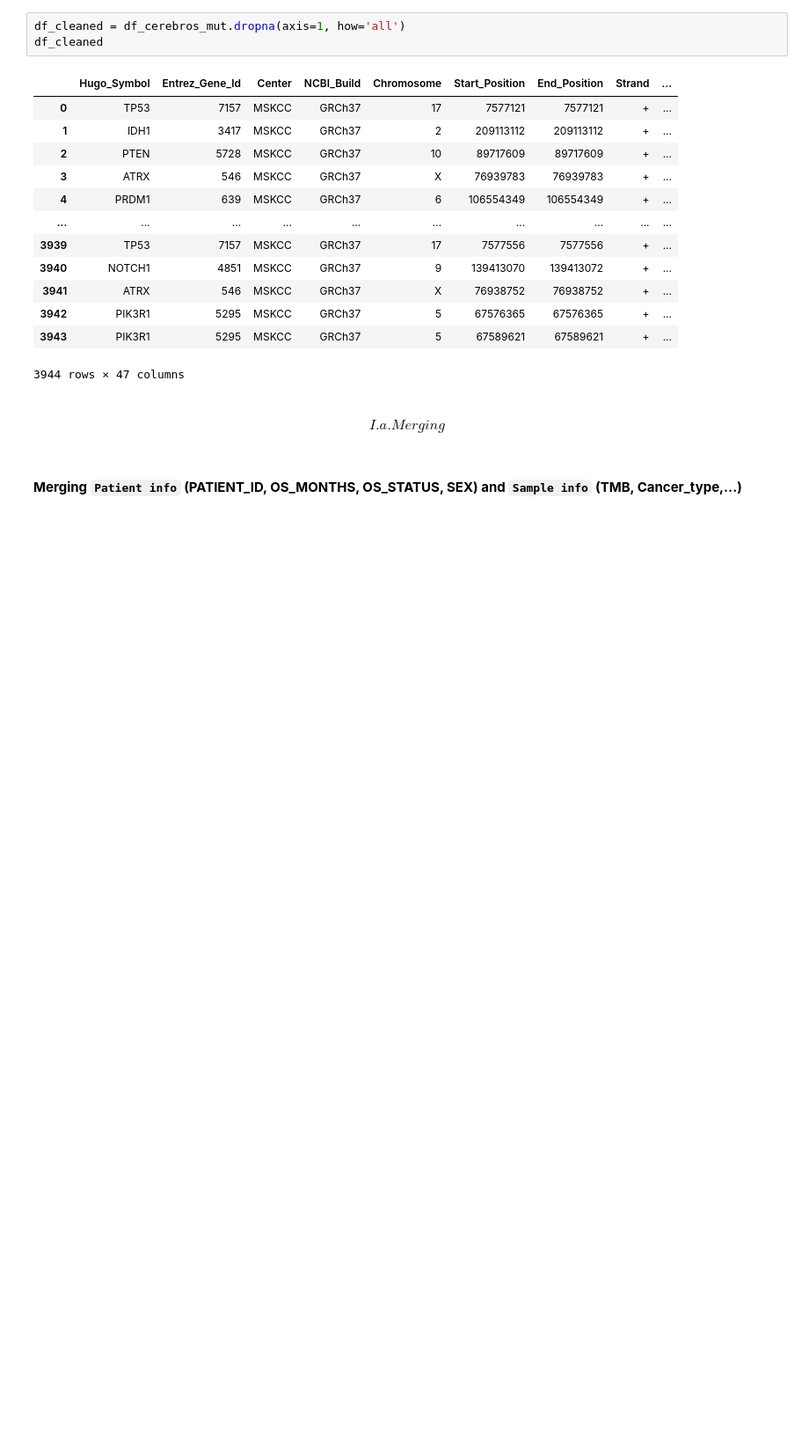
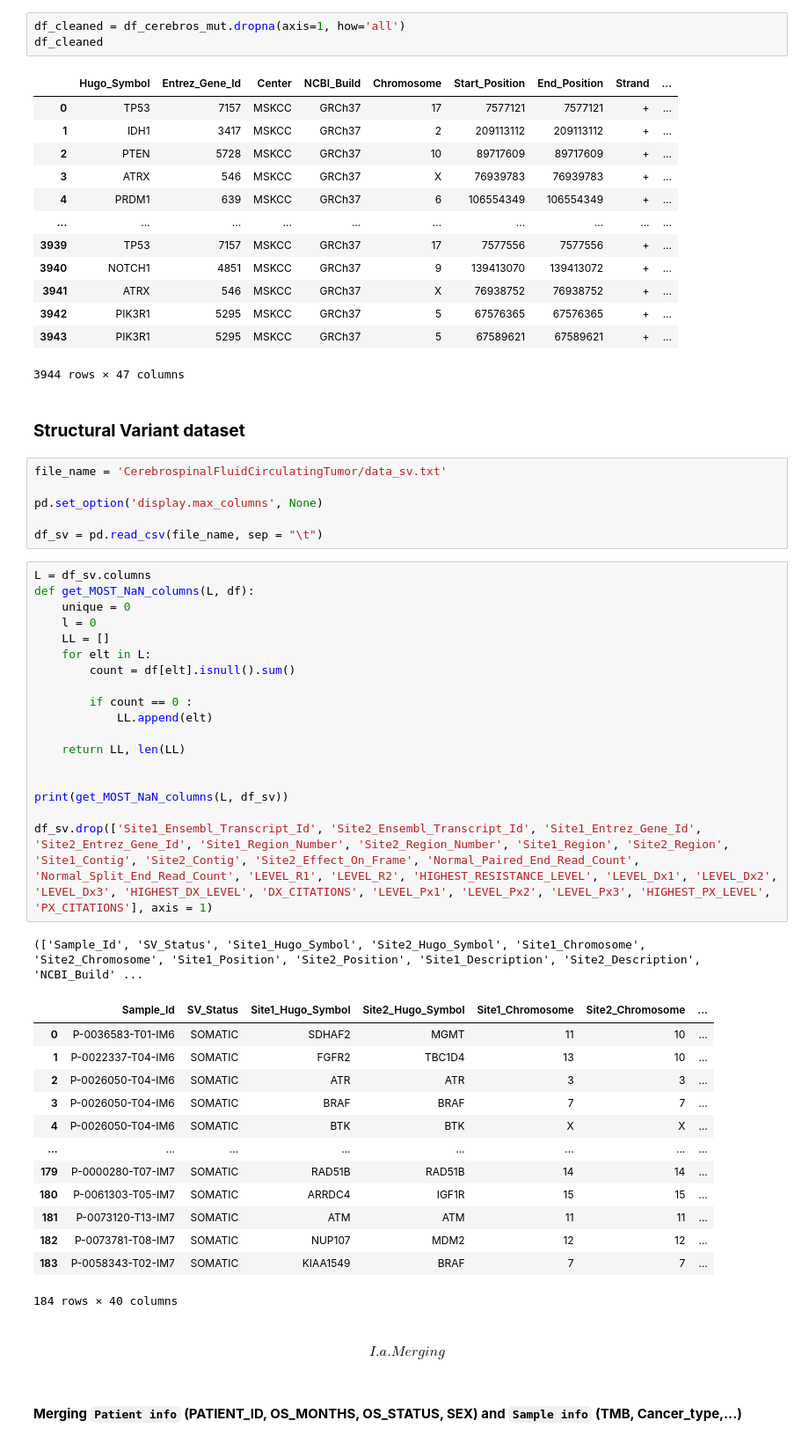
Before and after one commit to Ouiam-lhj/internship_CerebrospinalFluidCirculatingTumor, a Jupyter notebook: CerebrospinalFluidCirculatingTumor.ipynb, the cells around one changed output. Shown at 88% size. Drawn from its saved outputs; the diff is of its cells as text; blank space fills up the shorter version.

```diff
--- a/CerebrospinalFluidCirculatingTumor.ipynb
+++ b/CerebrospinalFluidCirculatingTumor.ipynb
@@ -243,6 +243,47 @@ df_cleaned
 | 3942 | PIK3R1 | 5295 | MSKCC | GRCh37 | 5 | 67576365 | 67576365 | + | ... |
 | 3943 | PIK3R1 | 5295 | MSKCC | GRCh37 | 5 | 67589621 | 67589621 | + | ... |
 3944 rows × 47 columns
+# %% [markdown]
+### **Structural Variant dataset**
+# %%
+file_name = 'CerebrospinalFluidCirculatingTumor/data_sv.txt'
+
+pd.set_option('display.max_columns', None)
+
+df_sv = pd.read_csv(file_name, sep = "\t")
+# %%
+L = df_sv.columns
+def get_MOST_NaN_columns(L, df):
+    unique = 0
+    l = 0
+    LL = []
+    for elt in L:
+        count = df[elt].isnull().sum()
+
+        if count == 0 :
+            LL.append(elt)
+
+    return LL, len(LL)
+
+
+print(get_MOST_NaN_columns(L, df_sv))
+
+df_sv.drop(['Site1_Ensembl_Transcript_Id', 'Site2_Ensembl_Transcript_Id', 'Site1_Entrez_Gene_Id', 'Site2_Entrez_Gene_Id', 'Site1_Region_Number', 'Site2_Region_Number', 'Site1_Region', 'Site2_Region', 'Site1_Contig', 'Site2_Contig', 'Site2_Effect_On_Frame', 'Normal_Paired_End_Read_Count', 'Normal_Split_End_Read_Count', 'LEVEL_R1', 'LEVEL_R2', 'HIGHEST_RESISTANCE_LEVEL', 'LEVEL_Dx1', 'LEVEL_Dx2', 'LEVEL_Dx3', 'HIGHEST_DX_LEVEL', 'DX_CITATIONS', 'LEVEL_Px1', 'LEVEL_Px2', 'LEVEL_Px3', 'HIGHEST_PX_LEVEL', 'PX_CITATIONS'], axis = 1)
+# %% [output]
+(['Sample_Id', 'SV_Status', 'Site1_Hugo_Symbol', 'Site2_Hugo_Symbol', 'Site1_Chromosome', 'Site2_Chromosome', 'Site1_Position', 'Site2_Position', 'Site1_Description', 'Site2_Description', 'NCBI_Build' ...
+|  | Sample_Id | SV_Status | Site1_Hugo_Symbol | Site2_Hugo_Symbol | Site1_Chromosome | Site2_Chromosome | ... |
+| 0 | P-0036583-T01-IM6 | SOMATIC | SDHAF2 | MGMT | 11 | 10 | ... |
+| 1 | P-0022337-T04-IM6 | SOMATIC | FGFR2 | TBC1D4 | 13 | 10 | ... |
+| 2 | P-0026050-T04-IM6 | SOMATIC | ATR | ATR | 3 | 3 | ... |
+| 3 | P-0026050-T04-IM6 | SOMATIC | BRAF | BRAF | 7 | 7 | ... |
+| 4 | P-0026050-T04-IM6 | SOMATIC | BTK | BTK | X | X | ... |
+| ... | ... | ... | ... | ... | ... | ... | ... |
+| 179 | P-0000280-T07-IM7 | SOMATIC | RAD51B | RAD51B | 14 | 14 | ... |
+| 180 | P-0061303-T05-IM7 | SOMATIC | ARRDC4 | IGF1R | 15 | 15 | ... |
+| 181 | P-0073120-T13-IM7 | SOMATIC | ATM | ATM | 11 | 11 | ... |
+| 182 | P-0073781-T08-IM7 | SOMATIC | NUP107 | MDM2 | 12 | 12 | ... |
+| 183 | P-0058343-T02-IM7 | SOMATIC | KIAA1549 | BRAF | 7 | 7 | ... |
+184 rows × 40 columns
 # %% [markdown]
 #### $${I. a. Merging} $$
 # %% [markdown]
```
Also changed, not shown: parts of 25 cells of this notebook.
